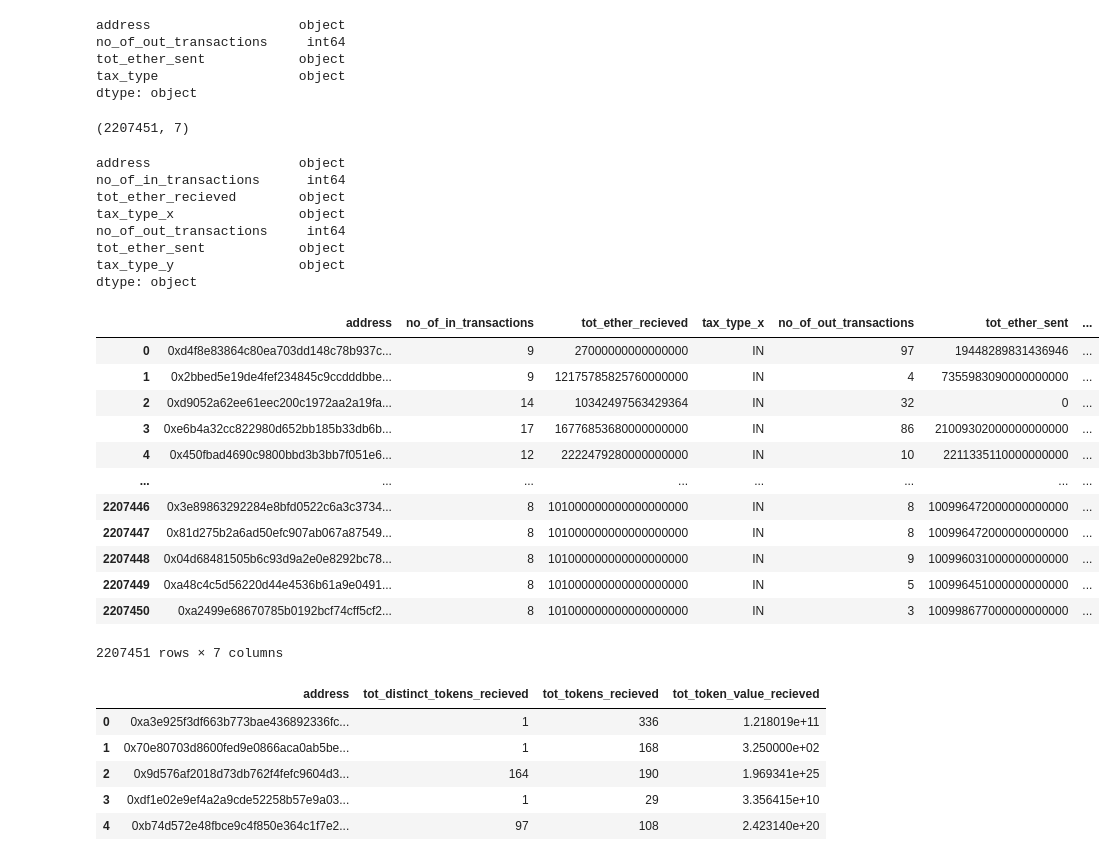
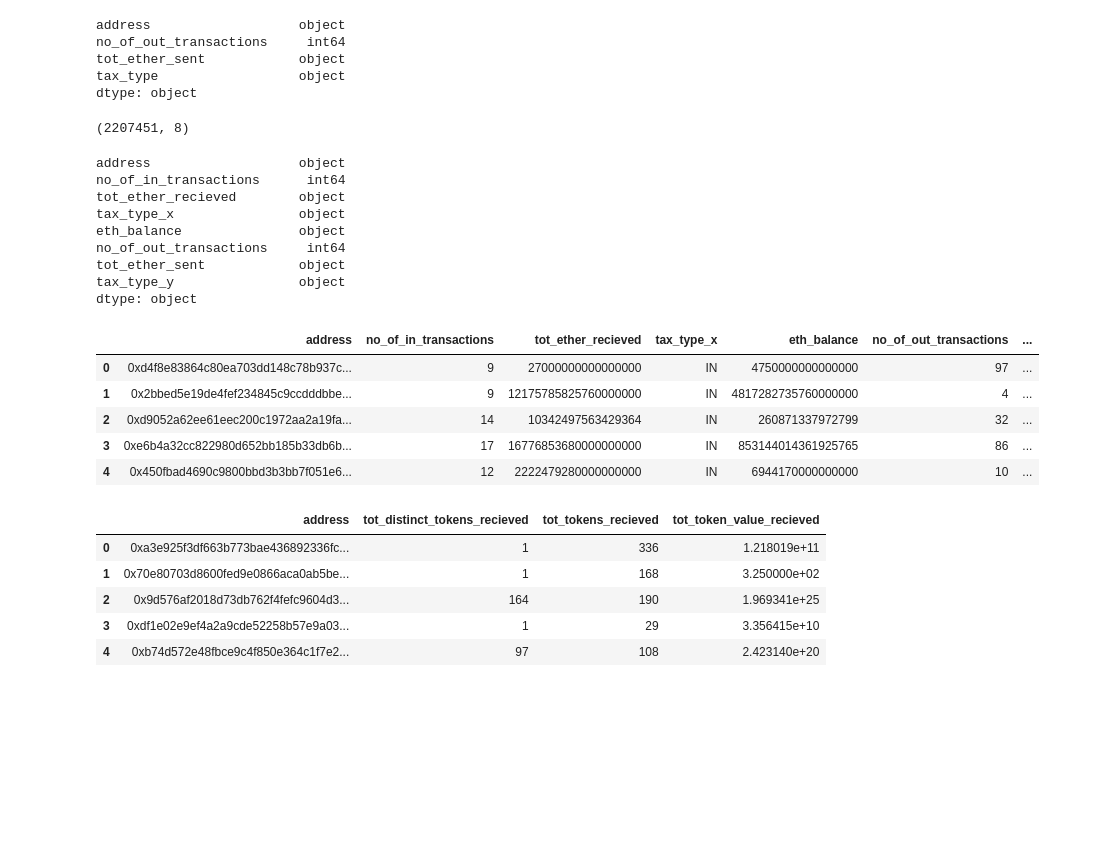
Before and after one commit to m-shilpa/ethereum-data-analysis, a Jupyter notebook: Data_Preprocessing.ipynb, the cells around one changed output. Drawn from its saved outputs; the diff is of its cells as text; code cells hidden in the pictures; blank space fills up the shorter version.

```diff
--- a/Data_Preprocessing.ipynb
+++ b/Data_Preprocessing.ipynb
@@ -11,5 +10,6 @@ import pandas as pd
 import numpy as np
 import matplotlib.pyplot as plt
 # %%
+balance = pd.read_csv('/content/gdrive/My Drive/project_data/balance.csv')
 in_txn = pd.read_csv('/content/gdrive/My Drive/project_data/in_txn.csv')
 out_txn = pd.read_csv('/content/gdrive/My Drive/project_data/out_txn.csv')
@@ -34,3 +49,6 @@ no_of_in_transactions     int64
 tot_ether_recieved       object
 tax_type                 object
 dtype: object
+# %%
+b_in_txn = pd.merge(in_txn, balance, on='address', how='inner')
+b_in_txn.shape
@@ -56,10 +85,10 @@ tot_ether_sent            object
 tax_type                  object
 dtype: object
 # %%
-in_out_txn = pd.merge(in_txn, out_txn, on='address', how='inner')
+in_out_txn = pd.merge(b_in_txn, out_txn, on='address', how='inner')
 in_out_txn.shape
 # %% [output]
-(2207451, 7)
+(2207451, 8)
 # %%
 in_out_txn.dtypes
 # %% [output]
@@ -67,26 +96,20 @@ address                   object
 no_of_in_transactions      int64
 tot_ether_recieved        object
 tax_type_x                object
+eth_balance               object
 no_of_out_transactions     int64
 tot_ether_sent            object
 tax_type_y                object
 dtype: object
 # %%
-in_out_txn
+in_out_txn.head(5)
 # %% [output]
-|  | address | no_of_in_transactions | tot_ether_recieved | tax_type_x | no_of_out_transactions | tot_ether_sent | ... |
-| 0 | 0xd4f8e83864c80ea703dd148c78b937c... | 9 | 27000000000000000 | IN | 97 | 19448289831436946 | ... |
-| 1 | 0x2bbed5e19de4fef234845c9ccdddbbe... | 9 | 12175785825760000000 | IN | 4 | 7355983090000000000 | ... |
-| 2 | 0xd9052a62ee61eec200c1972aa2a19fa... | 14 | 10342497563429364 | IN | 32 | 0 | ... |
-| 3 | 0xe6b4a32cc822980d652bb185b33db6b... | 17 | 16776853680000000000 | IN | 86 | 21009302000000000000 | ... |
-| 4 | 0x450fbad4690c9800bbd3b3bb7f051e6... | 12 | 2222479280000000000 | IN | 10 | 2211335110000000000 | ... |
-| ... | ... | ... | ... | ... | ... | ... | ... |
-| 2207446 | 0x3e89863292284e8bfd0522c6a3c3734... | 8 | 101000000000000000000 | IN | 8 | 100996472000000000000 | ... |
-| 2207447 | 0x81d275b2a6ad50efc907ab067a87549... | 8 | 101000000000000000000 | IN | 8 | 100996472000000000000 | ... |
-| 2207448 | 0x04d68481505b6c93d9a2e0e8292bc78... | 8 | 101000000000000000000 | IN | 9 | 100996031000000000000 | ... |
-| 2207449 | 0xa48c4c5d56220d44e4536b61a9e0491... | 8 | 101000000000000000000 | IN | 5 | 100996451000000000000 | ... |
-| 2207450 | 0xa2499e68670785b0192bcf74cff5cf2... | 8 | 101000000000000000000 | IN | 3 | 100998677000000000000 | ... |
+|  | address | no_of_in_transactions | tot_ether_recieved | tax_type_x | eth_balance | no_of_out_transactions | ... |
+| 0 | 0xd4f8e83864c80ea703dd148c78b937c... | 9 | 27000000000000000 | IN | 4750000000000000 | 97 | ... |
+| 1 | 0x2bbed5e19de4fef234845c9ccdddbbe... | 9 | 12175785825760000000 | IN | 4817282735760000000 | 4 | ... |
+| 2 | 0xd9052a62ee61eec200c1972aa2a19fa... | 14 | 10342497563429364 | IN | 260871337972799 | 32 | ... |
+| 3 | 0xe6b4a32cc822980d652bb185b33db6b... | 17 | 16776853680000000000 | IN | 853144014361925765 | 86 | ... |
+| 4 | 0x450fbad4690c9800bbd3b3bb7f051e6... | 12 | 2222479280000000000 | IN | 6944170000000000 | 10 | ... |
-2207451 rows × 7 columns
 # %%
 tokens_recieved = pd.read_csv('/content/gdrive/My Drive/project_data/tokens_recieved.csv')
 tokens_sent =pd.read_csv('/content/gdrive/My Drive/project_data/tokens_sent.csv')
```
Also changed, not shown: parts of 26 cells of this notebook.
